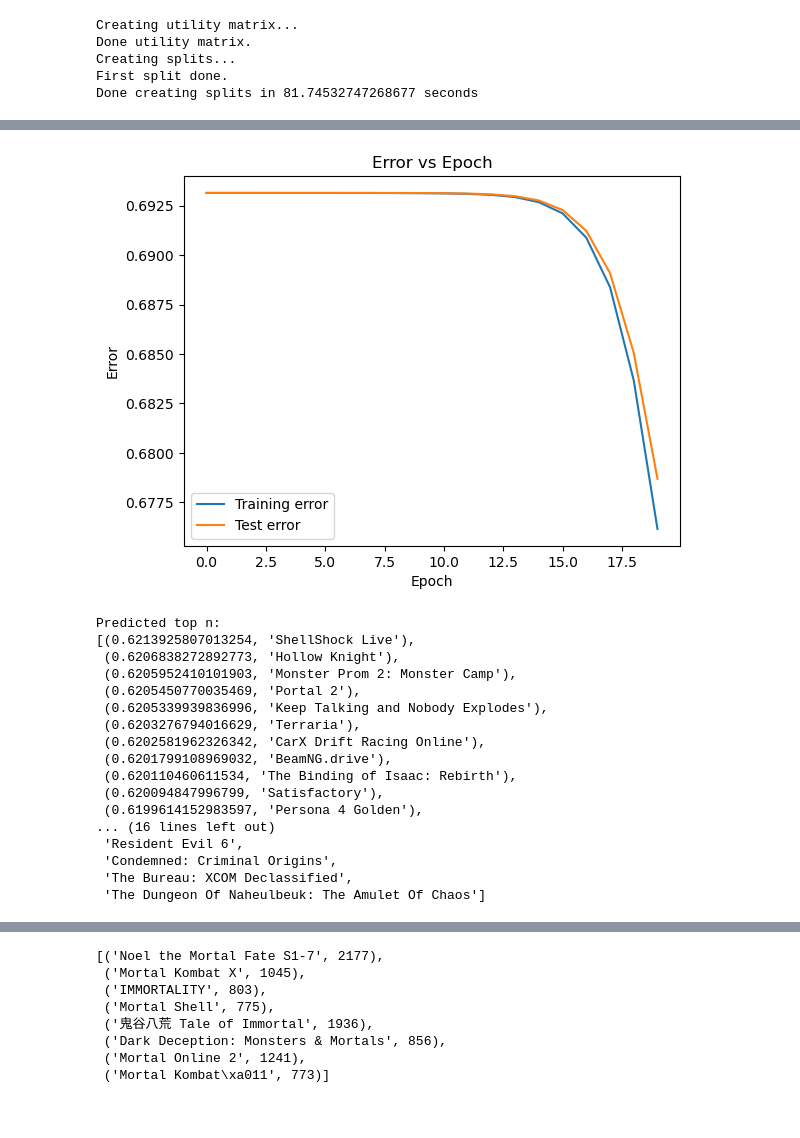
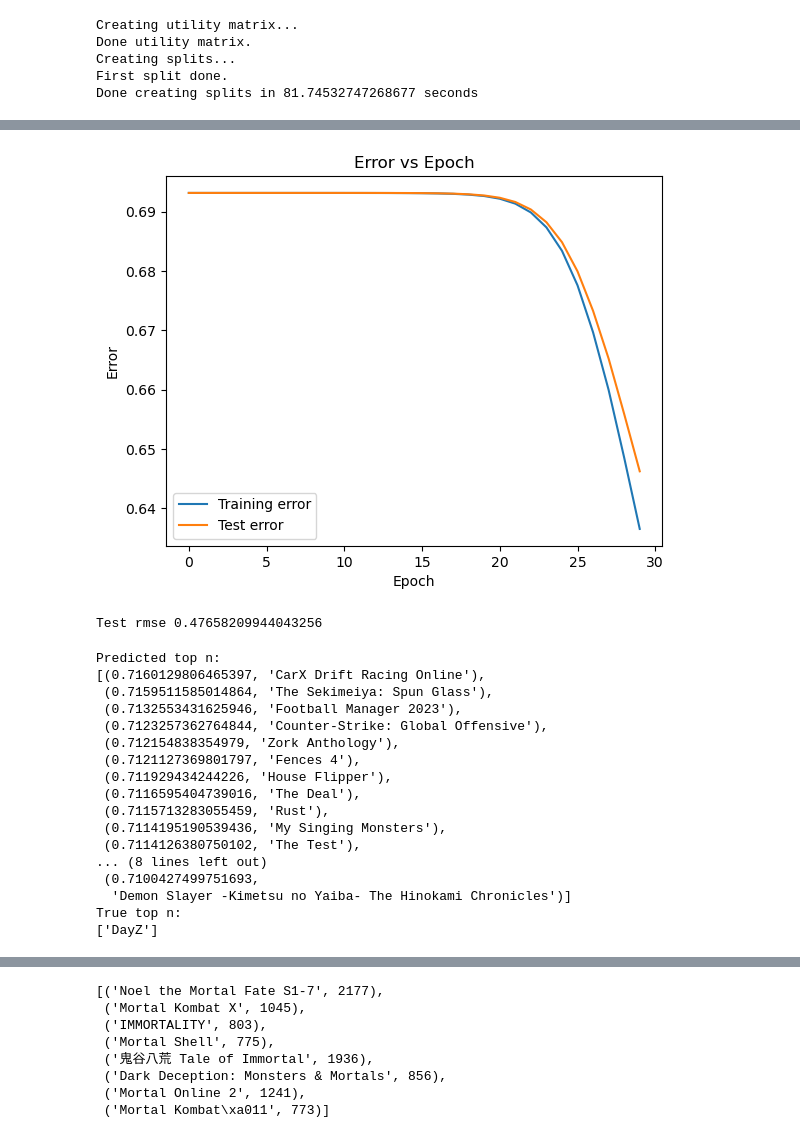
Before and after one commit to MitchellJC/game-rec, a Jupyter notebook: svdtuning.ipynb, the cells around one changed output, grey strips where cells are left out. Saved outputs shown, nothing was run; the diff lists cells and outputs as text; code cells hidden in the pictures.

```diff
--- a/svdtuning.ipynb
+++ b/svdtuning.ipynb
@@ -87,7 +87,7 @@ np.random.seed(42)
 # Fit and predict with svd
 svd_predictor = FastLogisticSVD(
     train_data.get_num_users(), train_data.get_num_items(), 2, k=20,
-    learning_rate=0.05, C=0.16)
+    learning_rate=0.2, C=0.1)
 svd_predictor.fit(train_data.get_matrix(), EPOCHS, validation_set=val, early_stop=False)
 
 # Plot error
@@ -135,18 +161,26 @@ Epoch 4/Training error: 0.5378358012010667/Validation error: 0.5745862606970904/
 # %%
 # Plot error
 errors = svd_predictor.get_train_errors()
 val_errors = svd_predictor.get_val_errors()
 plt.plot(range(len(errors)), errors, label='Training error')
 plt.plot(range(len(val_errors)), val_errors, label='Test error')
 plt.xlabel('Epoch')
 plt.ylabel('Error')
 plt.title('Error vs Epoch')
 plt.legend()
 plt.show()
+
+# Compute rmse
+predictions = svd_predictor.predict_pairs([(user, item) for user, item, _ in val])
+predictions = [prediction + (val[i][2],) for i, prediction in enumerate(predictions)]
+metrics = Metrics()
+rmse = metrics.rmse(predictions)
+print("Test rmse", rmse)
 # %% [output]
-[figure, old version]
+[figure, new version]
+Test rmse 0.47658209944043256
 # %%
-j = 51
+j = 12
 # Test top-n list for user j
 top_n = svd_predictor.top_n(j, 20)
 print("Predicted top n:")
@@ -158,22 +192,22 @@ true_top = rec_data.top_n(j, 5000)
 pprint([rec_data.index_to_title(index) for _, index in true_top])
 # %% [output]
 Predicted top n:
-[(0.6213925807013254, 'ShellShock Live'),
- (0.6206838272892773, 'Hollow Knight'),
- (0.6205952410101903, 'Monster Prom 2: Monster Camp'),
- (0.6205450770035469, 'Portal 2'),
- (0.6205339939836996, 'Keep Talking and Nobody Explodes'),
- (0.6203276794016629, 'Terraria'),
- (0.6202581962326342, 'CarX Drift Racing Online'),
- (0.6201799108969032, 'BeamNG.drive'),
- (0.620110460611534, 'The Binding of Isaac: Rebirth'),
- (0.620094847996799, 'Satisfactory'),
- (0.6199614152983597, 'Persona 4 Golden'),
-... (16 lines left out)
- 'Resident Evil 6',
- 'Condemned: Criminal Origins',
- 'The Bureau: XCOM Declassified',
- 'The Dungeon Of Naheulbeuk: The Amulet Of Chaos']
+[(0.7160129806465397, 'CarX Drift Racing Online'),
+ (0.7159511585014864, 'The Sekimeiya: Spun Glass'),
+ (0.7132553431625946, 'Football Manager 2023'),
+ (0.7123257362764844, 'Counter-Strike: Global Offensive'),
+ (0.712154838354979, 'Zork Anthology'),
+ (0.7121127369801797, 'Fences 4'),
+ (0.711929434244226, 'House Flipper'),
+ (0.7116595404739016, 'The Deal'),
+ (0.7115713283055459, 'Rust'),
+ (0.7114195190539436, 'My Singing Monsters'),
+ (0.7114126380750102, 'The Test'),
+... (8 lines left out)
+ (0.7100427499751693,
+  'Demon Slayer -Kimetsu no Yaiba- The Hinokami Chronicles')]
+True top n:
+['DayZ']
 # %%
 values, bins = np.histogram(svd_predictor._user_features[0, :])
 plt.stairs(values, bins)
```
Also changed, not shown: parts of 4 cells of this notebook.
